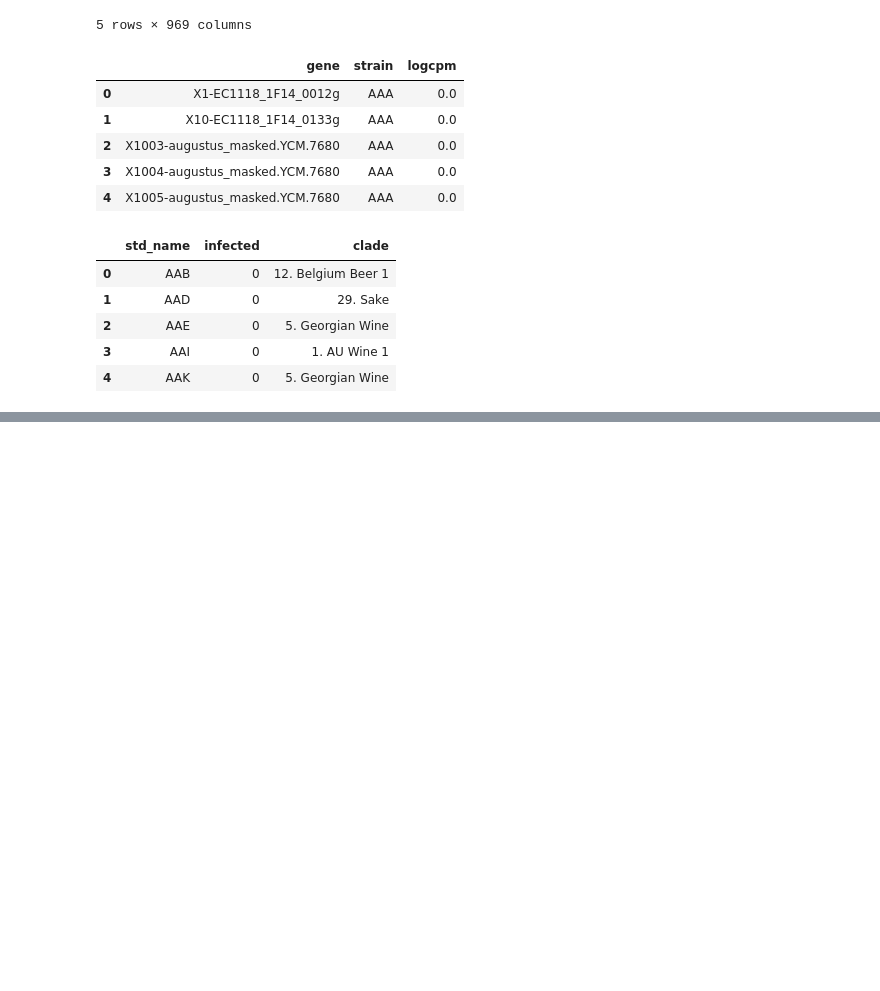
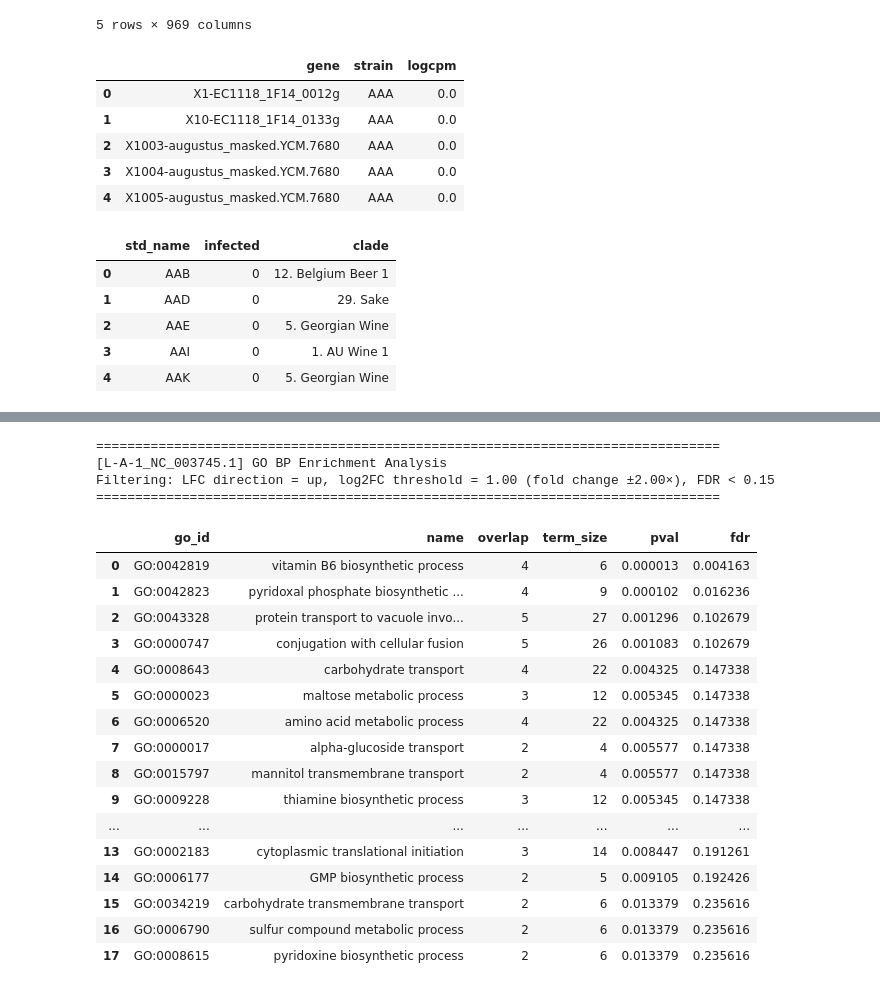
Before and after one commit to irahorecka/yeastvirome, a Jupyter notebook: jupyter/lmm.ipynb, the cells around one changed output, grey strips where cells are left out. Cells and saved outputs as stored; diff of their text form; code cells hidden in the pictures; blank space fills up the shorter version.

```diff
--- a/jupyter/lmm.ipynb
+++ b/jupyter/lmm.ipynb
@@ -643,0 +789,4 @@ Filtering: LFC direction = up, log2FC threshold = 0.50 (fold change ≥ 1.41×),
+# %%
+# Fixed paths
+SYS2STD = Path("data/sys_gene_to_std_gene_map.json")
+SYS2DESC = Path("data/sys_gene_to_description_map.json")
@@ -643,0 +829,16 @@ Filtering: LFC direction = up, log2FC threshold = 0.50 (fold change ≥ 1.41×),
+# %%
+# Find enriched genes from LMM results
+enriched = enrich_lmm_results(results_orfs, SYS2STD, SYS2DESC)
+enriched = enriched.sort_values("beta", ascending=False)
+
+# Apply filtering
+filtered = filter_enriched(enriched, lfc_filter="up", fdr_thresh=0.25, lfc_cutoff=0.0)
+# Export (outside the function)
+filtered.to_csv(
+    f'~/Desktop/{virus.lower().replace(" ", "_")}_sig_{LFC_FILTER}reg_genes.csv', index=False
+)
+# Preview (outside the function)
+filtered[["label", "description", "beta", "fdr"]].head(20).style.set_properties(
+    subset=["description"],
+    **{"white-space": "pre-wrap", "word-wrap": "break-word", "max-width": "800px"},
+)
@@ -643,0 +863,48 @@ Filtering: LFC direction = up, log2FC threshold = 0.50 (fold change ≥ 1.41×),
+# %%
+# Build ranks (you used FDR ascending; that's fine — enrichment uses only the index)
+ranks = filtered.set_index("gene")["fdr"].abs().sort_values(ascending=True)
+
+# Run enrichment; pass your existing LFC filter flag here
+go_bp_df = run_go_bp_enrichment(
+    results_orfs=results_orfs,
+    ranks=ranks,
+    go_json_path="data/annotations/go_bp.json",
+    lfc_cutoff=0,
+    fdr_thresh=0.25,
+    lfc_direction=LFC_FILTER,  # e.g., "up", "down", "both", or None
+)
+
+# Printing / reporting kept OUTSIDE
+true_fc = 2**1.0
+print("=" * 80)
+print(f"[{virus}] GO BP Enrichment Analysis")
+print(
+    f"Filtering: LFC direction = {LFC_FILTER or 'none'}, "
+    f"log2FC threshold = {1.0:.2f} (fold change ±{true_fc:.2f}×), "
+    f"FDR < {0.15}"
+)
+print("=" * 80)
+
+go_bp_df.head(25)
+# %% [output]
+================================================================================
+[L-A-1_NC_003745.1] GO BP Enrichment Analysis
+Filtering: LFC direction = up, log2FC threshold = 1.00 (fold change ±2.00×), FDR < 0.15
+================================================================================
+|  | go_id | name | overlap | term_size | pval | fdr |
+| 0 | GO:0042819 | vitamin B6 biosynthetic process | 4 | 6 | 0.000013 | 0.004163 |
+| 1 | GO:0042823 | pyridoxal phosphate biosynthetic ... | 4 | 9 | 0.000102 | 0.016236 |
+| 2 | GO:0043328 | protein transport to vacuole invo... | 5 | 27 | 0.001296 | 0.102679 |
+| 3 | GO:0000747 | conjugation with cellular fusion | 5 | 26 | 0.001083 | 0.102679 |
+| 4 | GO:0008643 | carbohydrate transport | 4 | 22 | 0.004325 | 0.147338 |
+| 5 | GO:0000023 | maltose metabolic process | 3 | 12 | 0.005345 | 0.147338 |
+| 6 | GO:0006520 | amino acid metabolic process | 4 | 22 | 0.004325 | 0.147338 |
+| 7 | GO:0000017 | alpha-glucoside transport | 2 | 4 | 0.005577 | 0.147338 |
+| 8 | GO:0015797 | mannitol transmembrane transport | 2 | 4 | 0.005577 | 0.147338 |
+| 9 | GO:0009228 | thiamine biosynthetic process | 3 | 12 | 0.005345 | 0.147338 |
+| ... | ... | ... | ... | ... | ... | ... |
+| 13 | GO:0002183 | cytoplasmic translational initiation | 3 | 14 | 0.008447 | 0.191261 |
+| 14 | GO:0006177 | GMP biosynthetic process | 2 | 5 | 0.009105 | 0.192426 |
+| 15 | GO:0034219 | carbohydrate transmembrane transport | 2 | 6 | 0.013379 | 0.235616 |
+| 16 | GO:0006790 | sulfur compound metabolic process | 2 | 6 | 0.013379 | 0.235616 |
+| 17 | GO:0008615 | pyridoxine biosynthetic process | 2 | 6 | 0.013379 | 0.235616 |
```
Also changed, not shown: parts of 16 cells of this notebook.
